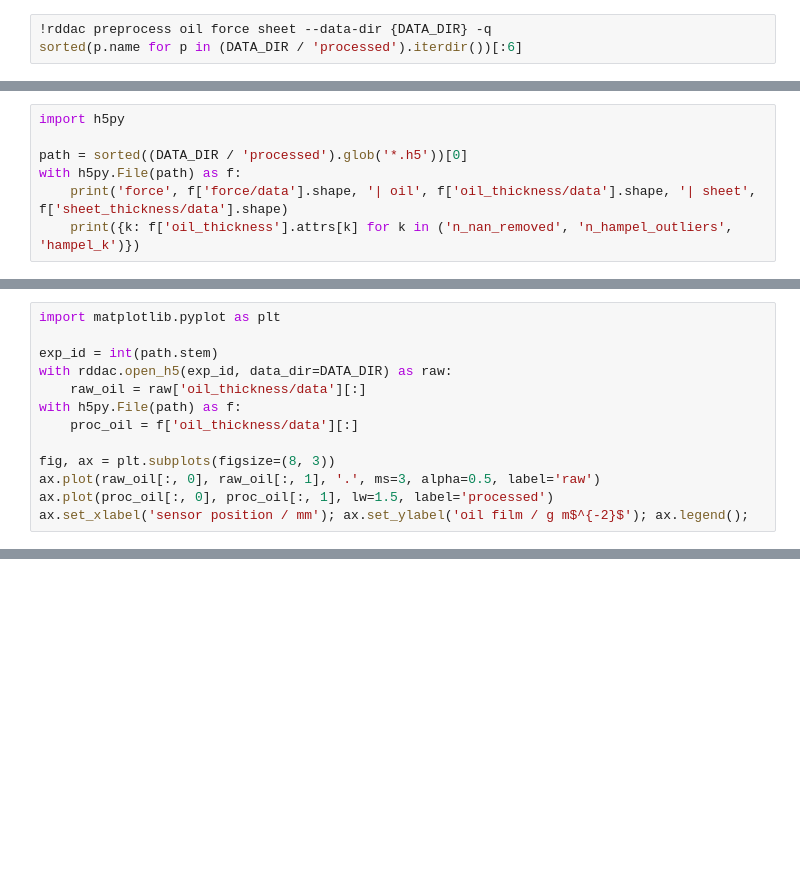
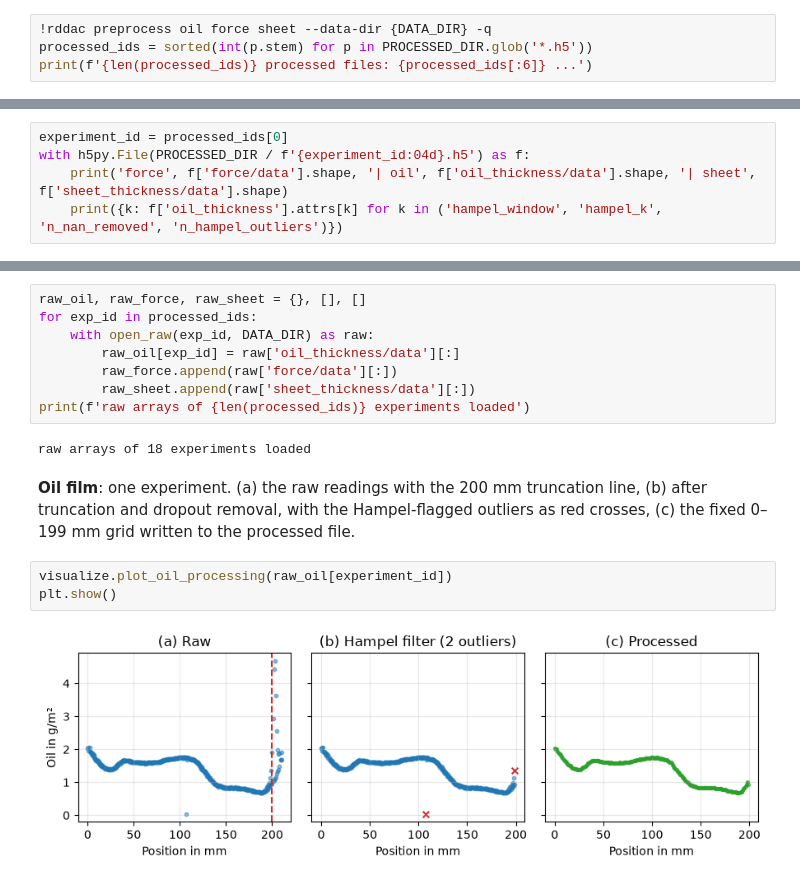
Before and after one commit to BaumSebastian/RDDAC, a Jupyter notebook: notebooks/07_preprocessing.ipynb, the cells around one changed output, grey strips where cells are left out. Drawn from its saved outputs; the diff is of its cells as text; blank space fills up the shorter version.

```diff
--- a/notebooks/07_preprocessing.ipynb
+++ b/notebooks/07_preprocessing.ipynb
@@ -30,3 +46,4 @@ The CLI is the supported entry point. Raw files are never modified; processed fi
 # %%
 !rddac preprocess oil force sheet --data-dir {DATA_DIR} -q
-sorted(p.name for p in (DATA_DIR / 'processed').iterdir())[:6]
+processed_ids = sorted(int(p.stem) for p in PROCESSED_DIR.glob('*.h5'))
+print(f'{len(processed_ids)} processed files: {processed_ids[:6]} ...')
@@ -37,7 +57,5 @@ Every group carries the parameter values used plus the per-file cleaning statist
 # %%
-import h5py
-
-path = sorted((DATA_DIR / 'processed').glob('*.h5'))[0]
-with h5py.File(path) as f:
+experiment_id = processed_ids[0]
+with h5py.File(PROCESSED_DIR / f'{experiment_id:04d}.h5') as f:
     print('force', f['force/data'].shape, '| oil', f['oil_thickness/data'].shape, '| sheet', f['sheet_thickness/data'].shape)
-    print({k: f['oil_thickness'].attrs[k] for k in ('n_nan_removed', 'n_hampel_outliers', 'hampel_k')})
+    print({k: f['oil_thickness'].attrs[k] for k in ('hampel_window', 'hampel_k', 'n_nan_removed', 'n_hampel_outliers')})
@@ -46,13 +64,0 @@ with h5py.File(path) as f:
-# %%
-import matplotlib.pyplot as plt
-
-exp_id = int(path.stem)
-with rddac.open_h5(exp_id, data_dir=DATA_DIR) as raw:
-    raw_oil = raw['oil_thickness/data'][:]
-with h5py.File(path) as f:
-    proc_oil = f['oil_thickness/data'][:]
-
-fig, ax = plt.subplots(figsize=(8, 3))
-ax.plot(raw_oil[:, 0], raw_oil[:, 1], '.', ms=3, alpha=0.5, label='raw')
-ax.plot(proc_oil[:, 0], proc_oil[:, 1], lw=1.5, label='processed')
-ax.set_xlabel('sensor position / mm'); ax.set_ylabel('oil film / g m$^{-2}$'); ax.legend();
@@ -58,0 +71,17 @@ ax.set_xlabel('sensor position / mm'); ax.set_ylabel('oil film / g m$^{-2}$'); a
+# %%
+raw_oil, raw_force, raw_sheet = {}, [], []
+for exp_id in processed_ids:
+    with open_raw(exp_id, DATA_DIR) as raw:
+        raw_oil[exp_id] = raw['oil_thickness/data'][:]
+        raw_force.append(raw['force/data'][:])
+        raw_sheet.append(raw['sheet_thickness/data'][:])
+print(f'raw arrays of {len(processed_ids)} experiments loaded')
+# %% [output]
+raw arrays of 18 experiments loaded
+# %% [markdown]
+**Oil film**: one experiment. (a) the raw readings with the 200 mm truncation line, (b) after truncation and dropout removal, with the Hampel-flagged outliers as red crosses, (c) the fixed 0–199 mm grid written to the processed file.
+# %%
+visualize.plot_oil_processing(raw_oil[experiment_id])
+plt.show()
+# %% [output]
+[figure, added]
```
Also changed, not shown: parts of 25 cells of this notebook, 1 other file.
